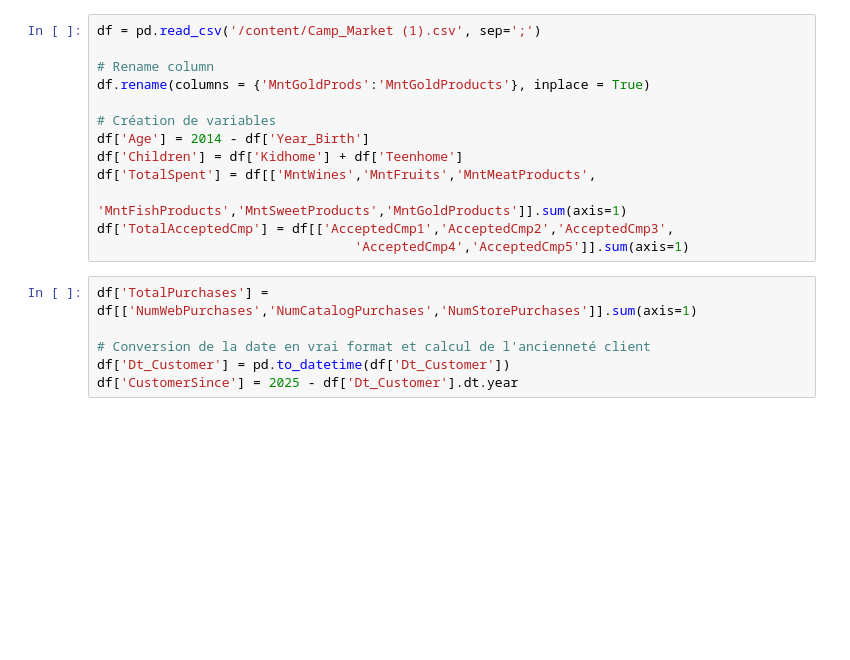
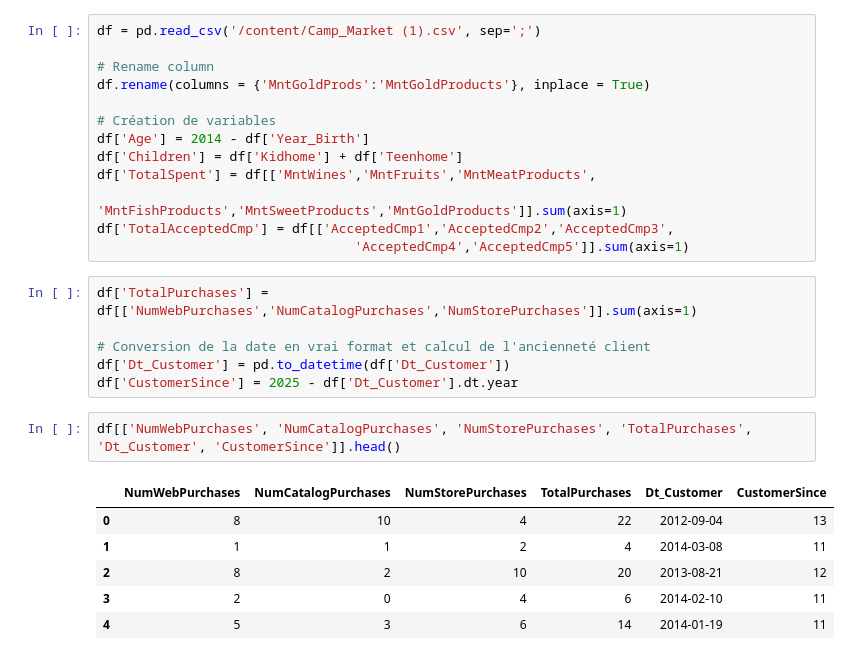
Before and after one commit to YasmineGheddab/Rush4-MSc1, a Jupyter notebook: Sel_rush4_.ipynb, the cells around one changed output. Drawn from its saved outputs; the diff is of its cells as text; blank space fills up the shorter version.

```diff
--- a/Sel_rush4_.ipynb
+++ b/Sel_rush4_.ipynb
@@ -475,3 +475,12 @@ df['TotalPurchases'] = df[['NumWebPurchases','NumCatalogPurchases','NumStorePurc
 # Conversion de la date en vrai format et calcul de l'ancienneté client
 df['Dt_Customer'] = pd.to_datetime(df['Dt_Customer'])
 df['CustomerSince'] = 2025 - df['Dt_Customer'].dt.year
+# %%
+df[['NumWebPurchases', 'NumCatalogPurchases', 'NumStorePurchases', 'TotalPurchases', 'Dt_Customer', 'CustomerSince']].head()
+# %% [output]
+|  | NumWebPurchases | NumCatalogPurchases | NumStorePurchases | TotalPurchases | Dt_Customer | CustomerSince |
+| 0 | 8 | 10 | 4 | 22 | 2012-09-04 | 13 |
+| 1 | 1 | 1 | 2 | 4 | 2014-03-08 | 11 |
+| 2 | 8 | 2 | 10 | 20 | 2013-08-21 | 12 |
+| 3 | 2 | 0 | 4 | 6 | 2014-02-10 | 11 |
+| 4 | 5 | 3 | 6 | 14 | 2014-01-19 | 11 |
```
